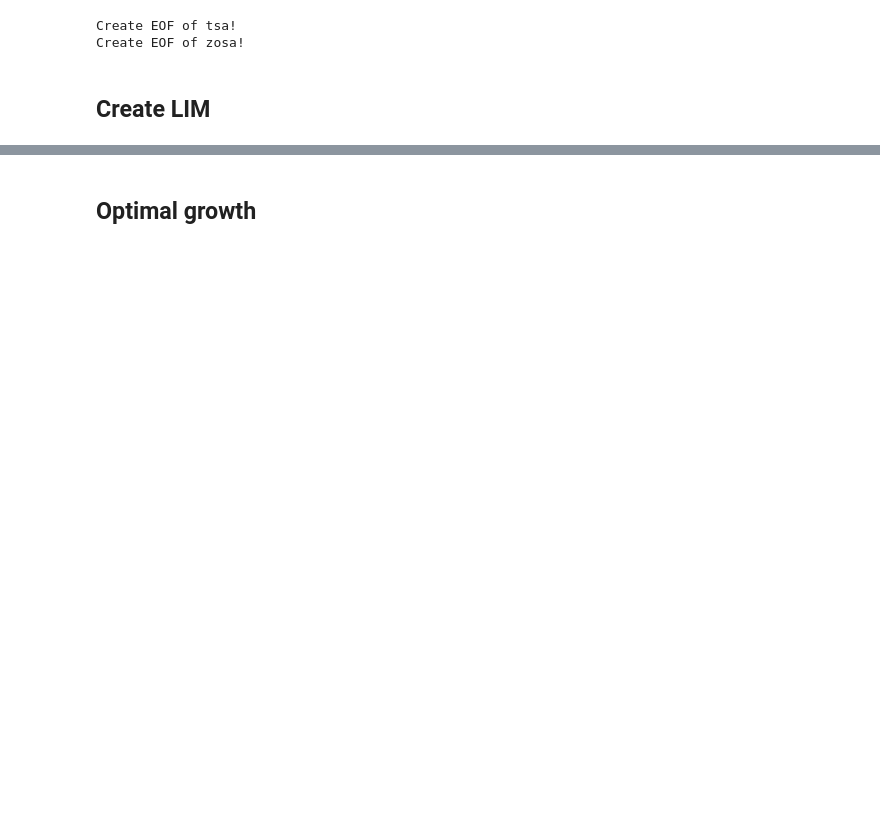
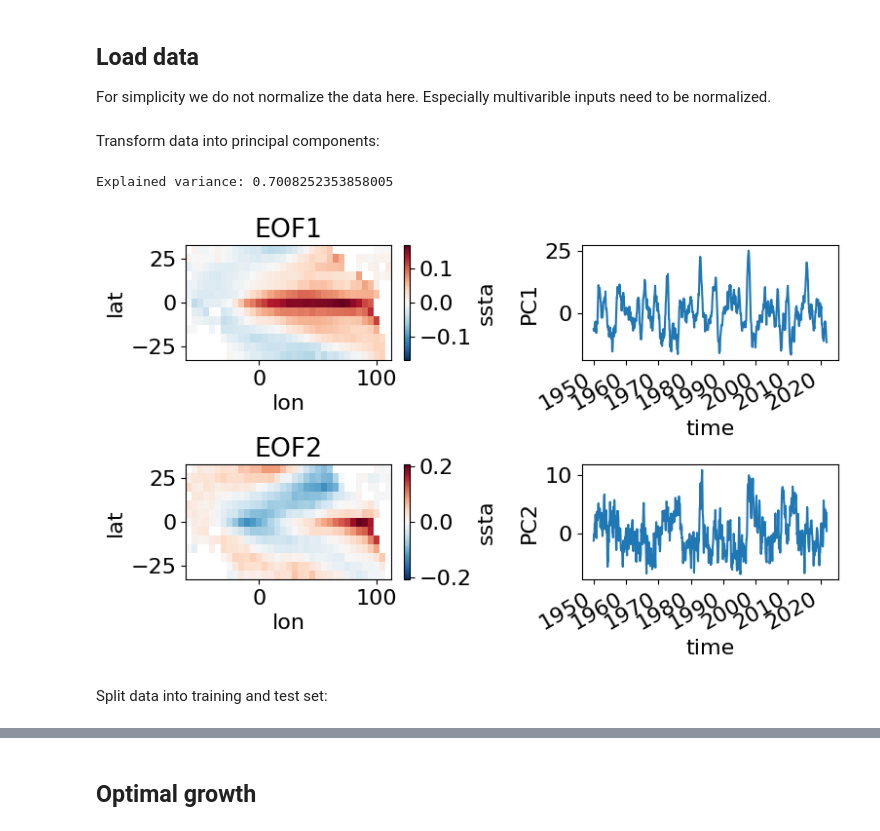
Before and after one commit to jakob-schloer/tutorials, a Jupyter notebook: LIM/stlim.ipynb, the cells around one changed output, grey strips where cells are left out. Drawn from its saved outputs; the diff is of its cells as text; code cells hidden in the pictures; blank space fills up the shorter version.

```diff
--- a/LIM/stlim.ipynb
+++ b/LIM/stlim.ipynb
@@ -6,10 +14,6 @@ import numpy as np
 import xarray as xr
 import matplotlib.pyplot as plt
 import cartopy as ctp
-from importlib import reload
+import utils as ut
 
-from forenso.model import lim
-from forenso.utils import preproc, eof, enso, metric
-import forenso.geoplot as gpl
-
-plt.style.use("../../paper.mplstyle")
+plt.style.use("../plotting.mplstyle")
@@ -73,17 +20,34 @@ Compute anomalies:
-# %%
-# PCA
-reload(eof)
-pca_lst = []
-for i, var in enumerate(ds.data_vars):
-    print(f"Create EOF of {var}!")
-    n_components = param['n_eof'] // (i+1)
-    pca_lst.append(
-        eof.SpatioTemporalPCA(ds[var], n_components=n_components),
-    )
-pca_coll = eof.PCACollection(pca_lst)
-n_components = pca_coll.n_components
-# %% [output]
-Create EOF of tsa!
-Create EOF of zosa!
+# %% [markdown]
+## Load data
+
+For simplicity we do not normalize the data here. Especially multivarible inputs need to be normalized.
+# %%
+da = xr.open_dataset("../AE_VAE/data/ssta_1950_2021.nc")['ssta']
+# %% [markdown]
+Transform data into principal components:
+# %%
+pca = ut.SpatioTemporalPCA(da, n_components=10)
+print(f"Explained variance: {np.sum(pca.explained_variance())}")
+eof = pca.eofs()
+pc = pca.principal_components()
+# %% [output]
+Explained variance: 0.7008252353858005
+# %%
+# Plot EOFs and PCs
+n_comp_plot = 2
+fig = plt.figure(figsize=(2 * 4, 2.5* n_comp_plot))
+for i in range(n_comp_plot):
+    # Plot time evolution
+    idx_plot = 2 * i + 1
+    ax = fig.add_subplot(n_comp_plot, 2, 2*i+1)
+    eof[i].plot(ax=ax)
+    ax.set_title(f"EOF{i+1}")
+    ax = fig.add_subplot(n_comp_plot, 2, 2*i + 2)
+    pc.isel(eof=i).plot(ax=ax)
+    ax.set_ylabel(f"PC{i+1}")
+# %% [output]
+[figure, added]
+# %% [markdown]
+Split data into training and test set:
 # %%
 # Split in training and test data
@@ -91,5 +55,3 @@ data = pca_coll.get_principal_components()
 idx_train = int(0.8*len(data['time']))
 data_train = data[:,:idx_train]
 data_test = data[:,idx_train:]
-# %% [markdown]
-## Create LIM
```
Also changed, not shown: parts of 59 cells of this notebook.
